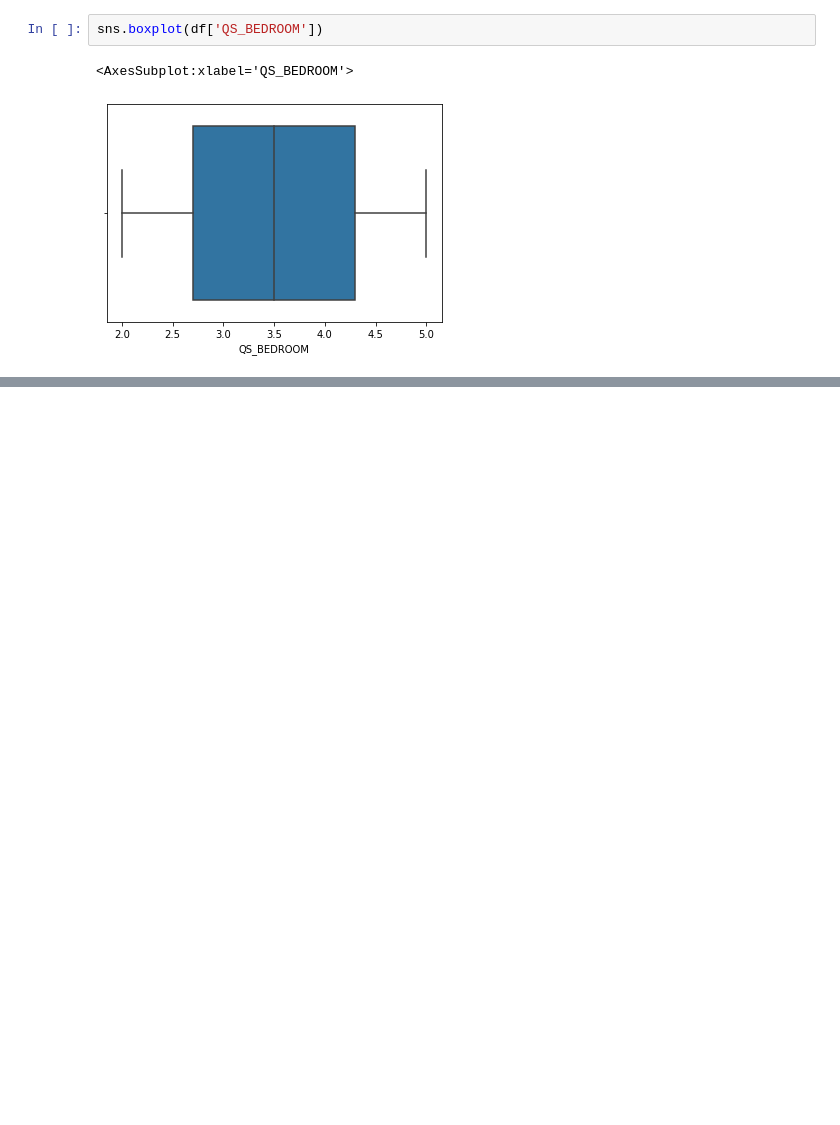
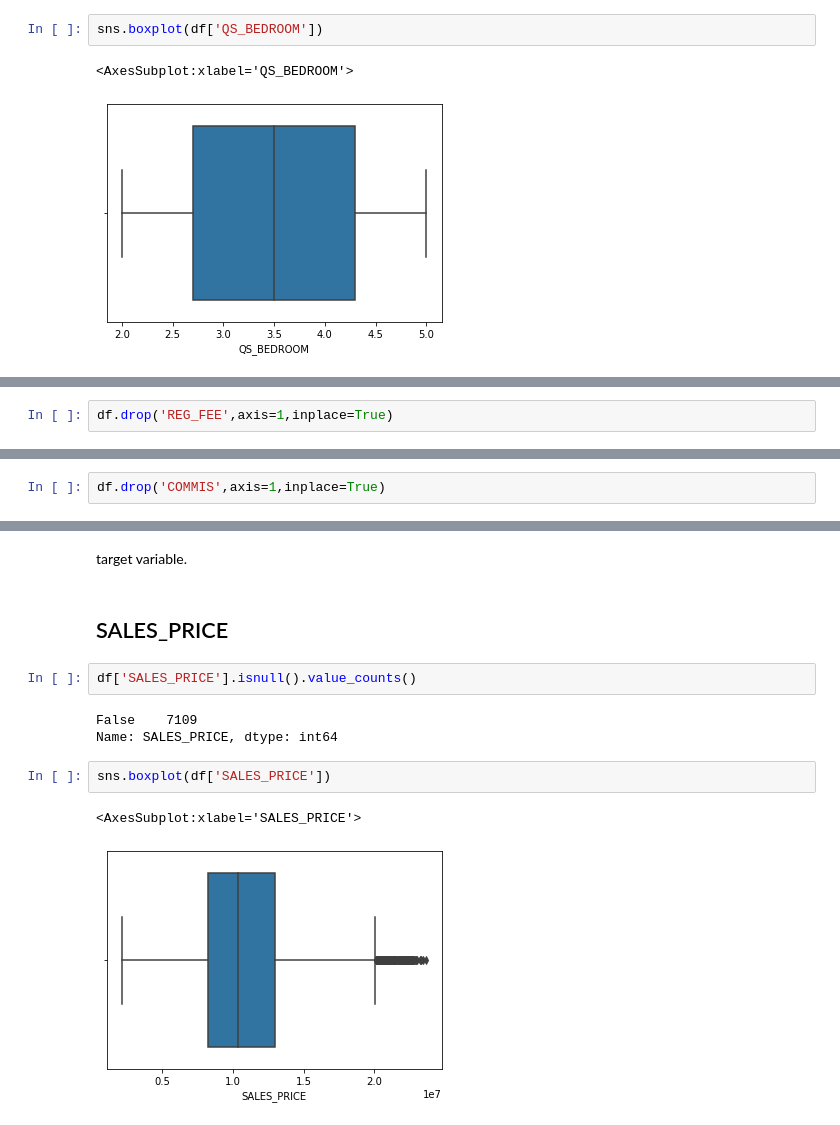
Before and after one commit to Harish-aditya/House-price-prediction, a Jupyter notebook: House price prediction.ipynb, the cells around one changed output, grey strips where cells are left out. Cells and saved outputs as stored; diff of their text form; blank space fills up the shorter version.

Commit message:
Exploring Target variable.

```diff
--- a/House price prediction.ipynb
+++ b/House price prediction.ipynb
@@ -567,0 +608,2 @@ sns.boxplot(df['QS_BEDROOM'])
+# %%
+df.drop('REG_FEE',axis=1,inplace=True)
@@ -567,0 +622,2 @@ sns.boxplot(df['QS_BEDROOM'])
+# %%
+df.drop('COMMIS',axis=1,inplace=True)
@@ -567,0 +648,14 @@ sns.boxplot(df['QS_BEDROOM'])
+# %% [markdown]
+target variable.
+# %% [markdown]
+## SALES_PRICE
+# %%
+df['SALES_PRICE'].isnull().value_counts()
+# %% [output]
+False    7109
+Name: SALES_PRICE, dtype: int64
+# %%
+sns.boxplot(df['SALES_PRICE'])
+# %% [output]
+<AxesSubplot:xlabel='SALES_PRICE'>
+[figure, added]
```
Also changed, not shown: parts of 34 cells of this notebook.
